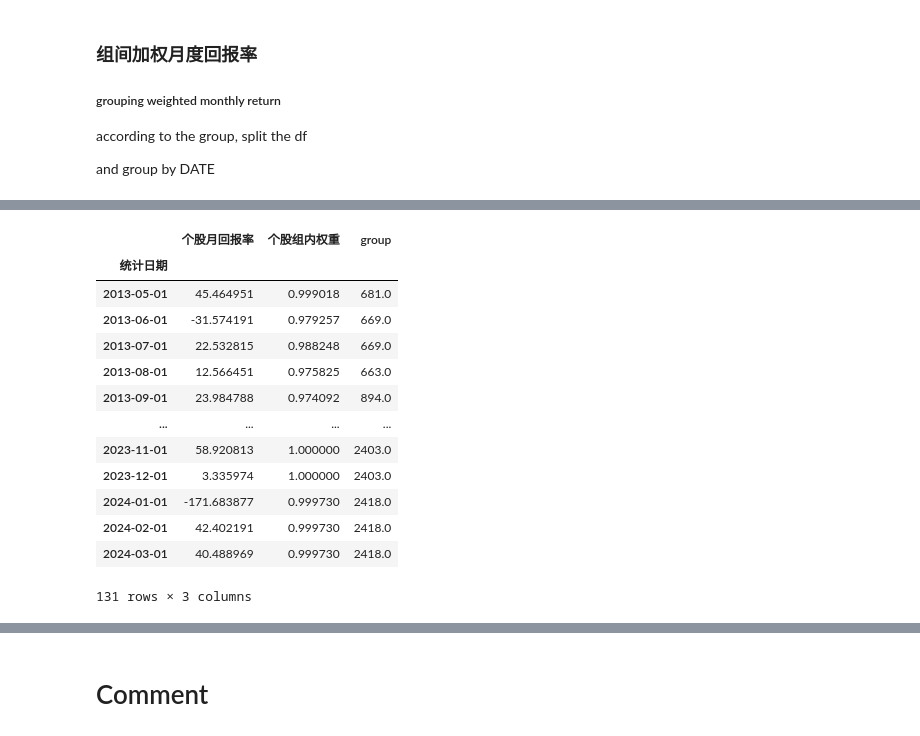
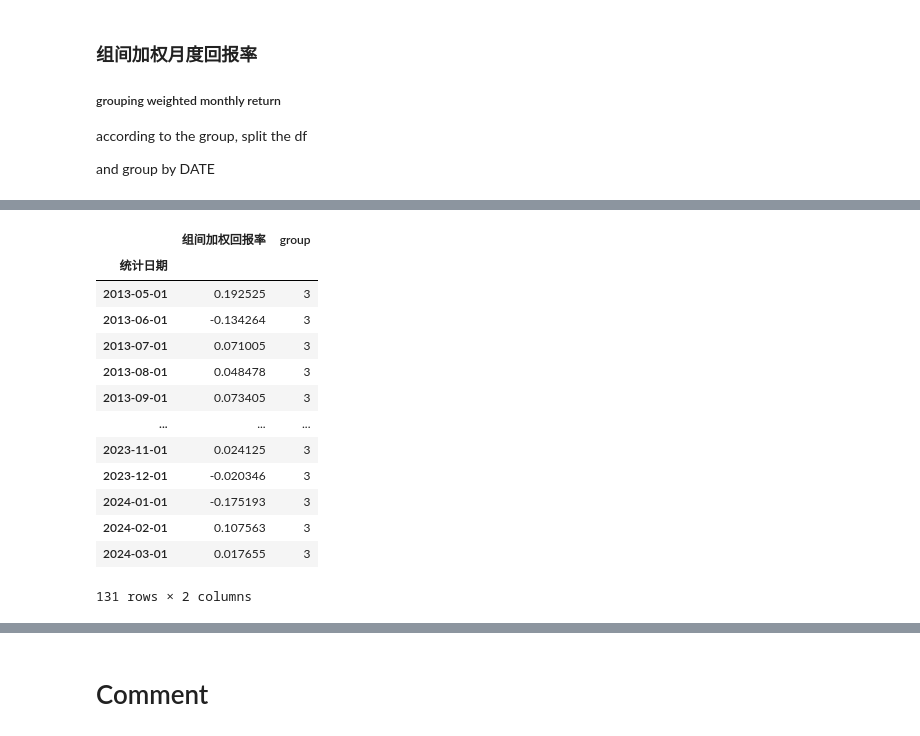
Before and after one commit to Prussia/playJupyter, a Jupyter notebook: testproj/计算加权回报率.ipynb, the cells around one changed output, grey strips where cells are left out. Cells and saved outputs as stored; diff of their text form; code cells hidden in the pictures.

```diff
--- a/testproj/计算加权回报率.ipynb
+++ b/testproj/计算加权回报率.ipynb
@@ -1042,21 +1061,26 @@ memory usage: 3.9+ MB
 # %%
 df3_sub_trading_group_final_3_group = df3_sub_trading_group_final_3.groupby(by=["统计日期"]).sum()
+
+df3_sub_trading_group_final_3_group = df3_sub_trading_group_final_3_group[['组间加权回报率','group']]
+
+df3_sub_trading_group_final_3_group['group'] = 3
+
 df3_sub_trading_group_final_3_group
 # %% [output]
-|  | 个股月回报率 | 个股组内权重 | group |
-| 统计日期 |  |  |  |
-| 2013-05-01 | 45.464951 | 0.999018 | 681.0 |
-| 2013-06-01 | -31.574191 | 0.979257 | 669.0 |
-| 2013-07-01 | 22.532815 | 0.988248 | 669.0 |
-| 2013-08-01 | 12.566451 | 0.975825 | 663.0 |
-| 2013-09-01 | 23.984788 | 0.974092 | 894.0 |
-| ... | ... | ... | ... |
-| 2023-11-01 | 58.920813 | 1.000000 | 2403.0 |
-| 2023-12-01 | 3.335974 | 1.000000 | 2403.0 |
-| 2024-01-01 | -171.683877 | 0.999730 | 2418.0 |
-| 2024-02-01 | 42.402191 | 0.999730 | 2418.0 |
-| 2024-03-01 | 40.488969 | 0.999730 | 2418.0 |
+|  | 组间加权回报率 | group |
+| 统计日期 |  |  |
+| 2013-05-01 | 0.192525 | 3 |
+| 2013-06-01 | -0.134264 | 3 |
+| 2013-07-01 | 0.071005 | 3 |
+| 2013-08-01 | 0.048478 | 3 |
+| 2013-09-01 | 0.073405 | 3 |
+| ... | ... | ... |
+| 2023-11-01 | 0.024125 | 3 |
+| 2023-12-01 | -0.020346 | 3 |
+| 2024-01-01 | -0.175193 | 3 |
+| 2024-02-01 | 0.107563 | 3 |
+| 2024-03-01 | 0.017655 | 3 |
-131 rows × 3 columns
+131 rows × 2 columns
 # %%
 df3_sub_trading_group_final_4 = df3_sub_trading_group_final[df3_sub_trading_group_final['group'] == 4]
 df3_sub_trading_group_final_4.info()
```
Also changed, not shown: parts of 14 cells of this notebook.
